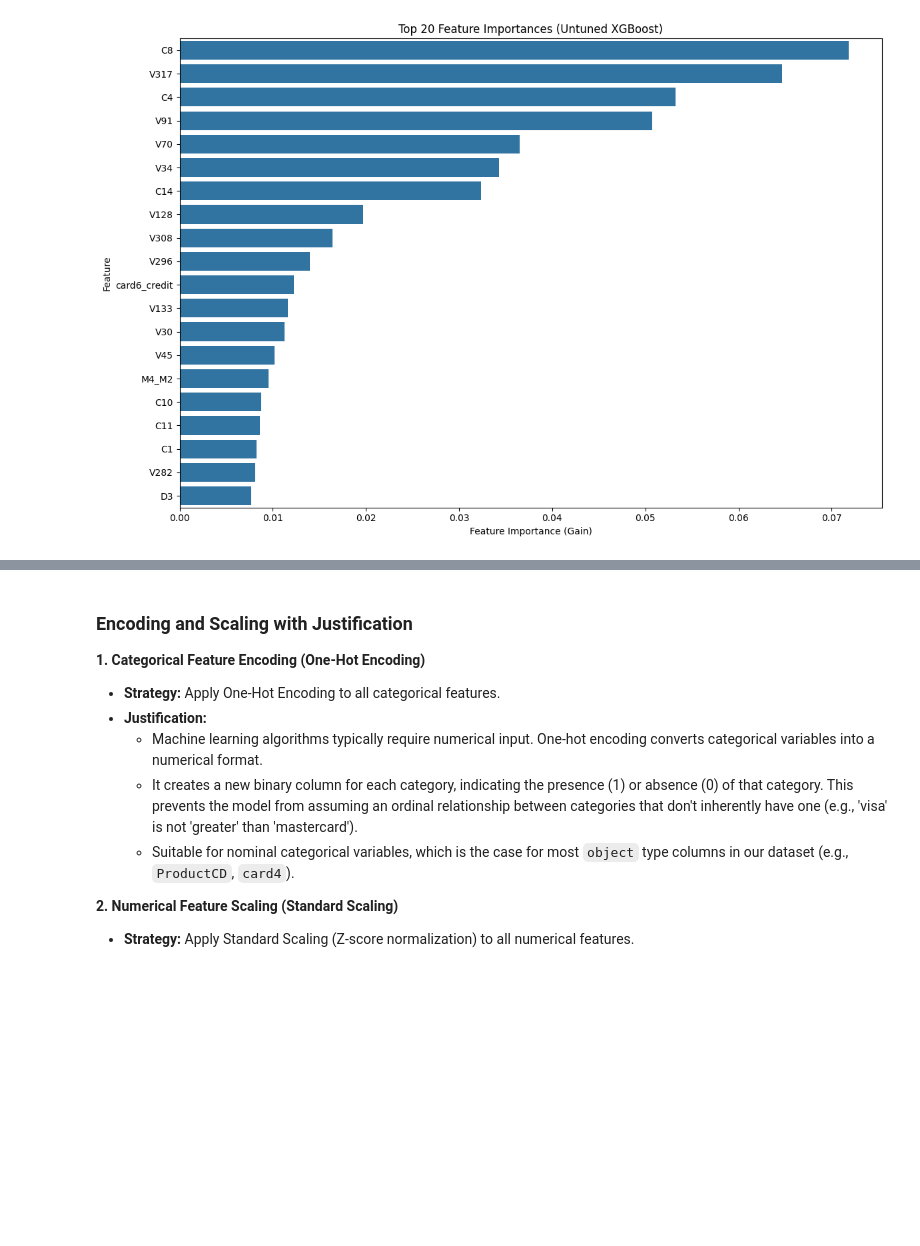
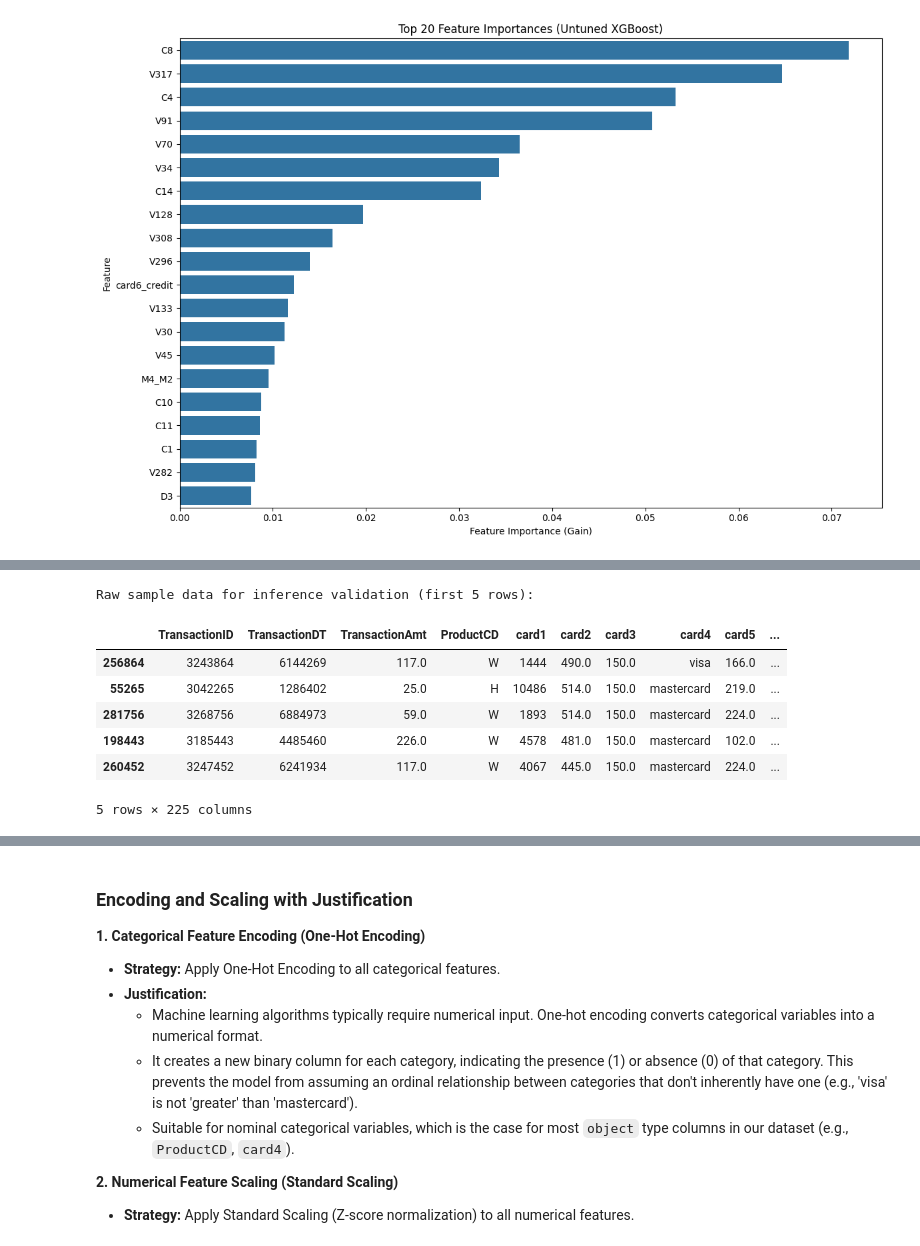
Before and after one commit to abilashkannanv/AIML, a Jupyter notebook: TrustCart_Phase1_Transaction_Risk_Prediction.ipynb, the cells around one changed output, grey strips where cells are left out. Drawn from its saved outputs; the diff is of its cells as text; code cells hidden in the pictures; blank space fills up the shorter version.

```diff
--- a/TrustCart_Phase1_Transaction_Risk_Prediction.ipynb
+++ b/TrustCart_Phase1_Transaction_Risk_Prediction.ipynb
@@ -1194,0 +1232,18 @@ plt.show()
+# %%
+# Define a path to save the preprocessing pipeline
+pipeline_path = 'preprocessing_pipeline.joblib'
+
+# Save the preprocessing pipeline
+joblib.dump(pipeline_updated, pipeline_path)
+
+print(f"Preprocessing pipeline saved successfully to {pipeline_path}")
+
+# Verify reload
+loaded_pipeline = joblib.load(pipeline_path)
+print(f"Pipeline reloaded successfully: {type(loaded_pipeline)}")
+
+# Basic check: ensure the reloaded pipeline has 'transform' method
+if hasattr(loaded_pipeline, 'transform'):
+    print("Reloaded pipeline has 'transform' method.")
+else:
+    print("Warning: Reloaded pipeline does not have 'transform' method.")
@@ -1194,0 +1264,61 @@ plt.show()
+# %%
+# Take a small sample of the original X data for validation
+# We need a sample from the original X before it was split and transformed
+# For this, let's reconstruct a small 'raw' test set using indices from X_test
+
+# Get the original indices of X_test from the split
+_, X_val_raw, _, _ = train_test_split(X, y, test_size=0.3, random_state=42, stratify=y)
+
+# Take a small sample from this raw validation set
+num_samples = 10
+X_val_sample_raw = X_val_raw.head(num_samples)
+
+print("Raw sample data for inference validation (first 5 rows):")
+display(X_val_sample_raw.head())
+
+# 1. Apply the loaded pipeline to the raw sample data
+X_val_processed = loaded_pipeline.transform(X_val_sample_raw)
+
+print(f"Shape of processed validation sample: {X_val_processed.shape}")
+
+# 2. Make predictions using the loaded XGBoost model
+predictions_reloaded_model = loaded_xgb_model.predict(X_val_processed)
+probabilities_reloaded_model = loaded_xgb_model.predict_proba(X_val_processed)[:, 1]
+
+print("Predictions from reloaded model:")
+print(predictions_reloaded_model)
+print("Probabilities from reloaded model:")
+print(probabilities_reloaded_model)
+
+# 3. Compare with original predictions (y_pred_xgb) for the same samples
+# We need to get the corresponding predictions from y_pred_xgb for these samples
+# The indices of X_val_sample_raw correspond to the first `num_samples` rows of X_test
+original_predictions_sample = y_pred_xgb[:num_samples]
+original_probabilities_sample = y_proba_xgb[:num_samples]
+
+print("\nOriginal predictions from the in-memory model (first 10 samples of X_test):")
+print(original_predictions_sample)
+print("Original probabilities from the in-memory model (first 10 samples of X_test):")
+print(original_probabilities_sample)
+
+# Check for consistency
+import numpy as np
+if np.array_equal(predictions_reloaded_model, original_predictions_sample):
+    print("\nInference validation successful: Predictions from reloaded model match original predictions.")
+else:
+    print("\nInference validation FAILED: Predictions from reloaded model DO NOT match original predictions.")
+
+# Optionally, compare probabilities as well (allow for small floating point differences)
+if np.allclose(probabilities_reloaded_model, original_probabilities_sample, atol=1e-6):
+    print("Inference validation successful: Probabilities from reloaded model match original probabilities within tolerance.")
+else:
+    print("Inference validation FAILED: Probabilities from reloaded model DO NOT match original probabilities.")
+# %% [output]
+Raw sample data for inference validation (first 5 rows):
+|  | TransactionID | TransactionDT | TransactionAmt | ProductCD | card1 | card2 | card3 | card4 | card5 | ... |
+| 256864 | 3243864 | 6144269 | 117.0 | W | 1444 | 490.0 | 150.0 | visa | 166.0 | ... |
+| 55265 | 3042265 | 1286402 | 25.0 | H | 10486 | 514.0 | 150.0 | mastercard | 219.0 | ... |
+| 281756 | 3268756 | 6884973 | 59.0 | W | 1893 | 514.0 | 150.0 | mastercard | 224.0 | ... |
+| 198443 | 3185443 | 4485460 | 226.0 | W | 4578 | 481.0 | 150.0 | mastercard | 102.0 | ... |
+| 260452 | 3247452 | 6241934 | 117.0 | W | 4067 | 445.0 | 150.0 | mastercard | 224.0 | ... |
+5 rows × 225 columns
```
Also changed, not shown: parts of 17 cells of this notebook.
